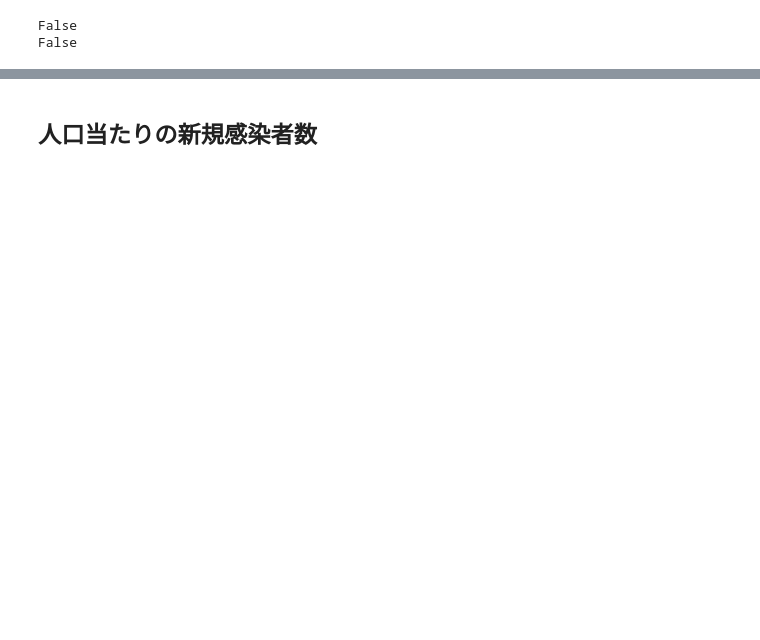
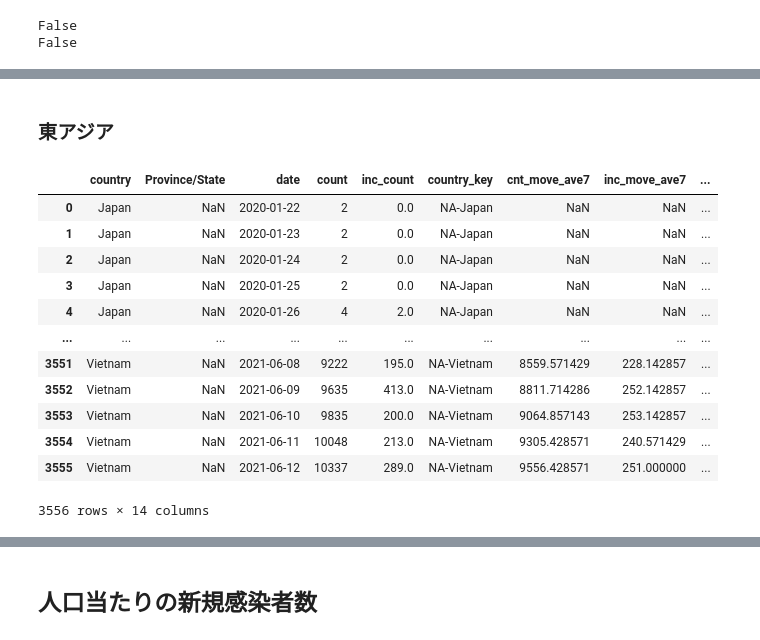
Before and after one commit to marzg510/data-analyze-covid-19, a Jupyter notebook: covid-19-global-daily.ipynb, the cells around one changed output, grey strips where cells are left out. Drawn from its saved outputs; the diff is of its cells as text; code cells hidden in the pictures; blank space fills up the shorter version.

Commit message:
update data

```diff
--- a/covid-19-global-daily.ipynb
+++ b/covid-19-global-daily.ipynb
@@ -271,0 +422,30 @@ memory usage: 235.3+ KB
+# %% [markdown]
+### 東アジア
+# %%
+# 東Asia 主要国
+e_asia_c = pd.DataFrame({"country":[
+    "Japan",
+    "China",
+    "Taiwan*",
+    "Korea, South",
+    "Indonesia",
+    "Philippines",
+    "Vietnam",
+]})
+# %%
+e_a_trans = pd.merge(e_asia_c, trans_pop[trans_pop["Province/State"].isna()], on="country", how="inner")
+e_a_trans
+# %% [output]
+|  | country | Province/State | date | count | inc_count | country_key | cnt_move_ave7 | inc_move_ave7 | ... |
+| 0 | Japan | NaN | 2020-01-22 | 2 | 0.0 | NA-Japan | NaN | NaN | ... |
+| 1 | Japan | NaN | 2020-01-23 | 2 | 0.0 | NA-Japan | NaN | NaN | ... |
+| 2 | Japan | NaN | 2020-01-24 | 2 | 0.0 | NA-Japan | NaN | NaN | ... |
+| 3 | Japan | NaN | 2020-01-25 | 2 | 0.0 | NA-Japan | NaN | NaN | ... |
+| 4 | Japan | NaN | 2020-01-26 | 4 | 2.0 | NA-Japan | NaN | NaN | ... |
+| ... | ... | ... | ... | ... | ... | ... | ... | ... | ... |
+| 3551 | Vietnam | NaN | 2021-06-08 | 9222 | 195.0 | NA-Vietnam | 8559.571429 | 228.142857 | ... |
+| 3552 | Vietnam | NaN | 2021-06-09 | 9635 | 413.0 | NA-Vietnam | 8811.714286 | 252.142857 | ... |
+| 3553 | Vietnam | NaN | 2021-06-10 | 9835 | 200.0 | NA-Vietnam | 9064.857143 | 253.142857 | ... |
+| 3554 | Vietnam | NaN | 2021-06-11 | 10048 | 213.0 | NA-Vietnam | 9305.428571 | 240.571429 | ... |
+| 3555 | Vietnam | NaN | 2021-06-12 | 10337 | 289.0 | NA-Vietnam | 9556.428571 | 251.000000 | ... |
+3556 rows × 14 columns
```
Also changed, not shown: parts of 64 cells of this notebook, 53 other files.
